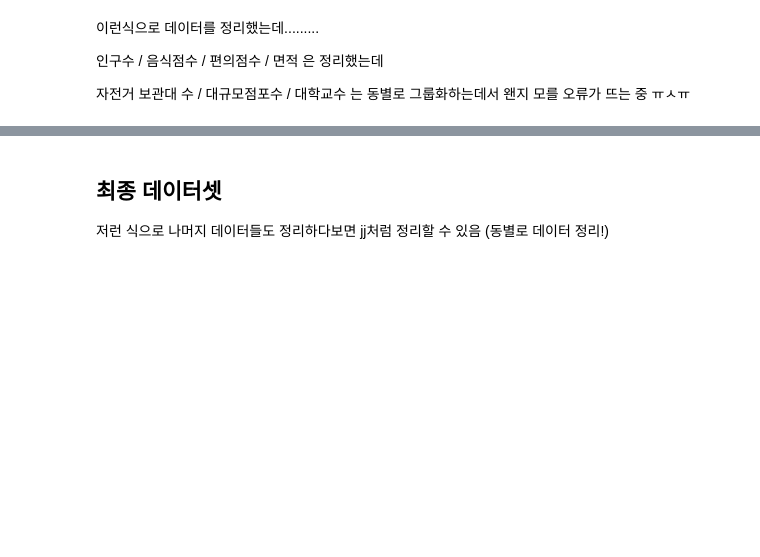
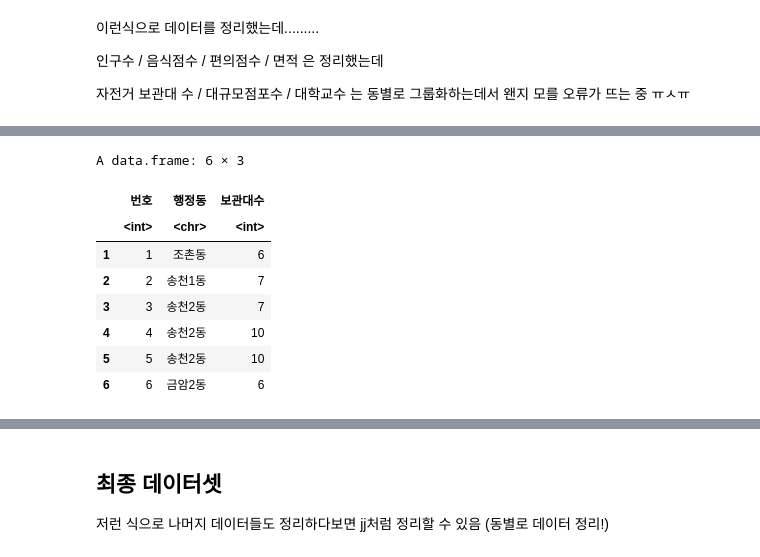
Before and after one commit to ycw0363/jeonju, a Jupyter notebook: 데이터 정리.ipynb, the cells around one changed output, grey strips where cells are left out. Drawn from its saved outputs; the diff is of its cells as text; code cells hidden in the pictures; blank space fills up the shorter version.

```diff
--- a/데이터 정리.ipynb
+++ b/데이터 정리.ipynb
@@ -201,0 +227,13 @@ FALSE  TRUE
+# %%
+bicycle <- bicycle[, c(1,5,8)]
+head(bicycle)
+# %% [output]
+A data.frame: 6 × 3
+|  | 번호 | 행정동 | 보관대수 |
+|  | <int> | <chr> | <int> |
+| 1 | 1 | 조촌동 | 6 |
+| 2 | 2 | 송천1동 | 7 |
+| 3 | 3 | 송천2동 | 7 |
+| 4 | 4 | 송천2동 | 10 |
+| 5 | 5 | 송천2동 | 10 |
+| 6 | 6 | 금암2동 | 6 |
```
Also changed, not shown: parts of 12 cells of this notebook.
